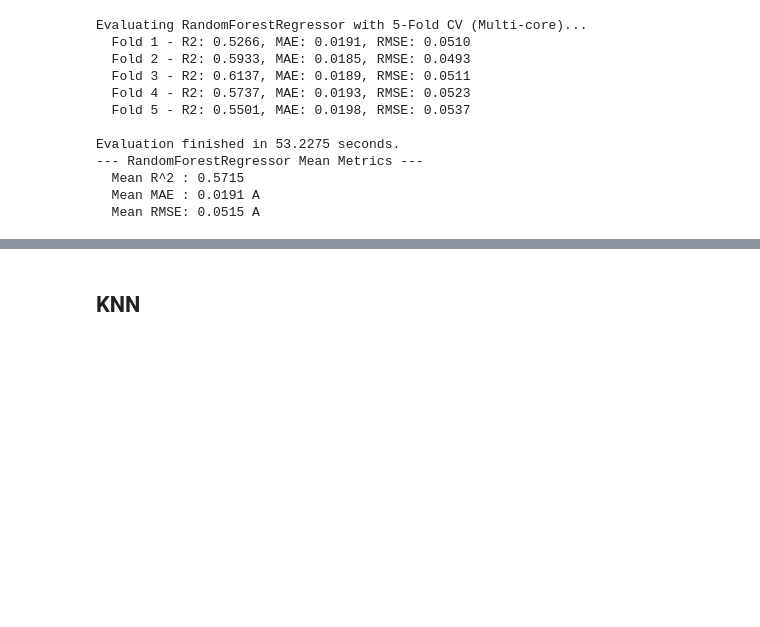
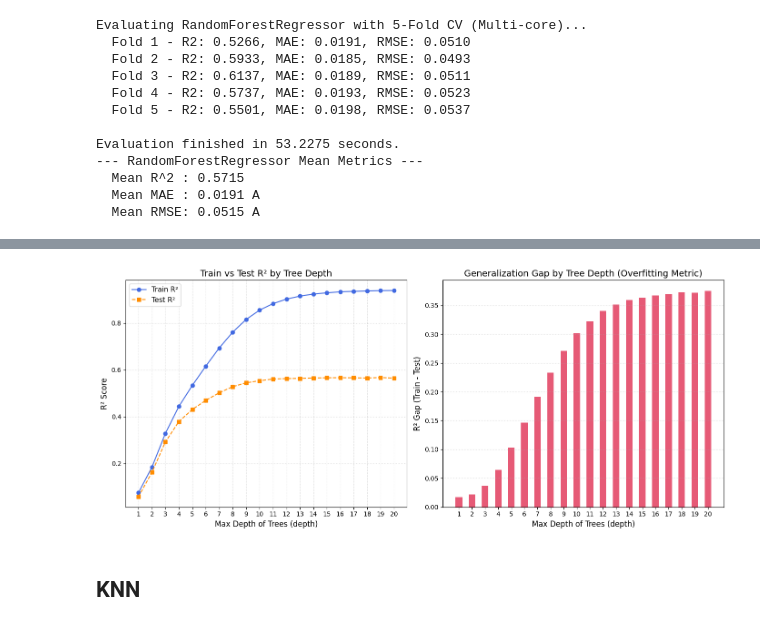
Before and after one commit to kzming2007/UR3_Cobot_ML, a Jupyter notebook: notebooks/02_2_Regression.ipynb, the cells around one changed output, grey strips where cells are left out. Drawn from its saved outputs; the diff is of its cells as text; code cells hidden in the pictures; blank space fills up the shorter version.

```diff
--- a/notebooks/02_2_Regression.ipynb
+++ b/notebooks/02_2_Regression.ipynb
@@ -206,3 +208,84 @@ Evaluation finished in 53.2275 seconds.
   Mean R^2 : 0.5715
   Mean MAE : 0.0191 A
   Mean RMSE: 0.0515 A
+# %%
+import pandas as pd
+import numpy as np
+import matplotlib.pyplot as plt
+from sklearn.model_selection import KFold
+from sklearn.ensemble import RandomForestRegressor  # 랜덤 포레스트 임포트
+from sklearn.metrics import r2_score
+
+# 1. 피처 및 타겟 지정 (데이터프레임 df가 사전에 정의되어 있다고 가정합니다)
+df.columns = df.columns.str.strip()
+input_cols = [f"Current_J{i}" for i in range(6)] + [f"Speed_J{i}" for i in range(6)]
+target_col = "Tool_current"
+
+clean_df = df.dropna(subset=input_cols + [target_col])
+X = clean_df[input_cols]
+y = clean_df[target_col]
+
+kf = KFold(n_splits=5, shuffle=True, random_state=42)
+
+# 시각화를 위해 탐색할 트리 깊이(max_depth) 정의 (1부터 20까지)
+depth_values = list(range(1, 20 + 1))
+train_results = []
+test_results = []
+gap_results = []
+
+print("--- [Random Forest 평가 루프 시작] ---")
+for depth in depth_values:
+    # n_estimators(트리 개수)는 50으로 설정하여 속도와 성능의 균형을 맞췄습니다. (필요 시 100으로 변경 가능)
+    rf = RandomForestRegressor(n_estimators=50, max_depth=depth, random_state=42, n_jobs=-1)
+    train_r2s = []
+    test_r2s = []
+
+    for train_idx, test_idx in kf.split(X):
+        X_train, X_test = X.iloc[train_idx], X.iloc[test_idx]
+        y_train, y_test = y.iloc[train_idx].values, y.iloc[test_idx].values
+
+        # [참고] 랜덤 포레스트는 스케일러와 다항 변환(Polynomial) 없이도
+        # 비선형 관계를 스스로 학습하므로 원본 데이터를 바로 사용합니다.
+        rf.fit(X_train, y_train)
+
+        # R2 스코어 기록
+        train_r2s.append(r2_score(y_train, rf.predict(X_train)))
+        test_r2s.append(r2_score(y_test, rf.predict(X_test)))
+
+    mean_train = np.mean(train_r2s)
+    mean_test = np.mean(test_r2s)
+    mean_gap = mean_train - mean_test
+
+    # 결과를 리스트에 저장
+    train_results.append(mean_train)
+    test_results.append(mean_test)
+    gap_results.append(mean_gap)
+
+    print(f"RF (depth={depth:<2}) -> Train R2: {mean_train:.4f} | Test R2: {mean_test:.4f} | Gap: {mean_gap:.4f}")
+
+
+# 2. 시각화 (Matplotlib 활용)
+plt.figure(figsize=(14, 6))
+
+# 첫 번째 그래프: Depth 변화에 따른 Train vs Test R2 성능 비교
+plt.subplot(1, 2, 1)
+plt.plot(depth_values, train_results, marker='o', linestyle='-', color='royalblue', label='Train R²')
+plt.plot(depth_values, test_results, marker='s', linestyle='--', color='darkorange', label='Test R²')
+plt.xlabel('Max Depth of Trees (depth)', fontsize=12)
+plt.ylabel('R² Score', fontsize=12)
+plt.title('Train vs Test R² by Tree Depth', fontsize=14)
+plt.xticks(depth_values)
+plt.grid(True, linestyle=':', alpha=0.6)
+plt.legend(fontsize=11)
+
+# 두 번째 그래프: Depth 변화에 따른 일반화 격차 (Train R2 - Test R2) 비교
+plt.subplot(1, 2, 2)
+plt.bar([str(d) for d in depth_values], gap_results, color='crimson', alpha=0.7, width=0.5)
+plt.xlabel('Max Depth of Trees (depth)', fontsize=12)
+plt.ylabel('R² Gap (Train - Test)', fontsize=12)
+plt.title('Generalization Gap by Tree Depth (Overfitting Metric)', fontsize=14)
+plt.grid(True, axis='y', linestyle=':', alpha=0.6)
+
+plt.tight_layout()
+plt.show()
+# %% [output]
@@ -209,3 +309,4 @@ Evaluation finished in 53.2275 seconds.
+[figure, added]
 # %% [markdown]
 ## KNN
 # %%
```
Also changed, not shown: parts of 3 cells of this notebook.
